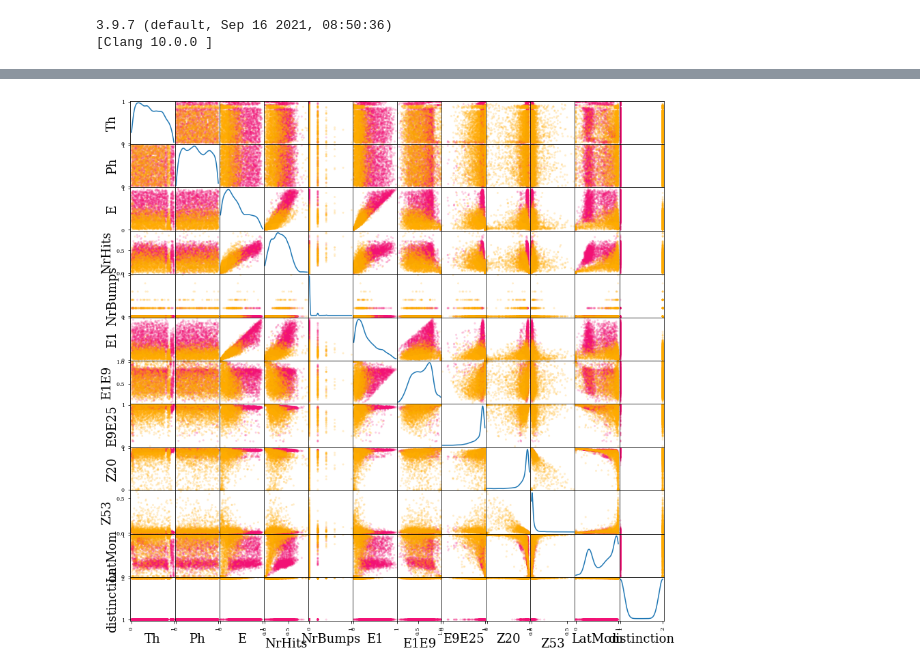
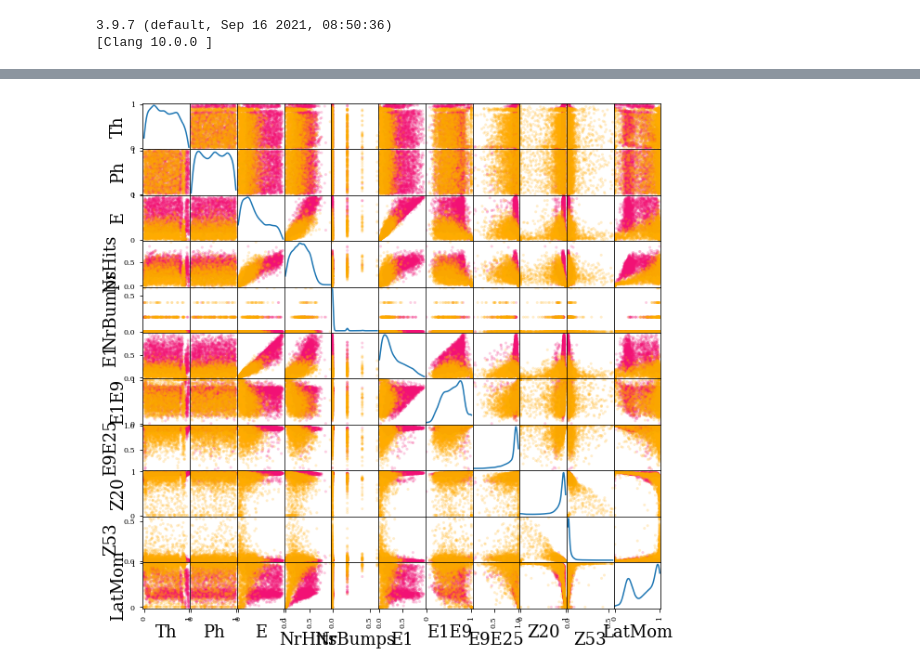
Before and after one commit to diodeamy/ComputationalMethods, a Jupyter notebook: Project 4/Matt_KMeans.ipynb, the cells around one changed output, grey strips where cells are left out. Cells and saved outputs as stored; diff of their text form; code cells hidden in the pictures.

```diff
--- a/Project 4/Matt_KMeans.ipynb
+++ b/Project 4/Matt_KMeans.ipynb
@@ -26,13 +26,19 @@ urlNeut = "https://drive.google.com/uc?export=download&id=1bY6ZPF3WLxfviYSSViuw1
 downloadNeut = requests.get(urlNeut).content
 NeutRaw = pd.read_csv(io.StringIO(downloadNeut.decode('utf-8')))
 # %%
-# Normalizing Data
+# # Making a function to normalize any given dataframe
 
-from sklearn.preprocessing import MinMaxScaler
+# from sklearn.preprocessing import MinMaxScaler
 
-scaler = MinMaxScaler()
 
-scaler.fit(GamRaw)
-scaledGam = scaler.transform(GamRaw)
-GamNormal = pd.DataFrame(scaledGam, columns=GamRaw.columns)
-GamNormal.head()
+# def scaler(dataSet):
+#     scaler = MinMaxScaler()
+#     scaler.fit(dataSet)
+#     return pd.DataFrame(scaler.transform(dataSet), columns=dataSet.columns)
+
+# GamNormal = scaler(GamRaw)
+# NeutNormal = scaler(NeutRaw)
+
+
+
+# GamNormal.head()
@@ -46,5 +44,0 @@ GamNormal.head()
-# %%
-scaler.fit(NeutRaw)
-scaledNeut = scaler.transform(NeutRaw)
-NeutNormal = pd.DataFrame(scaledNeut, columns=NeutRaw.columns)
-NeutNormal.head()
@@ -59,7 +46,7 @@ NeutNormal.head()
 # Add a distriction column to the data, to know which is gam and which is neut for later graphing
 
 GamNormal["distinction"] = 1
-NeutNormal["distinction"] = 2
+NeutNormal["distinction"] = 0
 # %%
 # Making the training data sets
 
@@ -117,0 +105,7 @@ plotFrame.head(5)
+# %%
+# Combining Neut and Gam dataframes for a single frame for plotting
+
+plotFrame = pd.concat([GamTrain, NeutTrain], ignore_index=True, axis=0)
+
+print(plotFrame.shape)
+plotFrame.head()
@@ -118,6 +120,9 @@ plotFrame.head(5)
 # %%
 colors = ['#f21175', '#ffab00']
 
-_ = pd.plotting.scatter_matrix(plotFrame, figsize=(14,14), diagonal='kde', alpha=0.2, color=[colors[x-1] for x in list(plotFrame.distinction)])
+_ = pd.plotting.scatter_matrix(plotFrame[['Th','Ph','E','NrHits','NrBumps','E1','E1E9','E9E25','Z20','Z53','LatMom']],
+                               figsize=(10,10), diagonal='kde',
+                               alpha=0.2,
+                               color=[colors[x-1] for x in list(plotFrame.distinction)])
 # %% [output]
-[figure, old version]
+[figure, new version]
```
Also changed, not shown: parts of 21 cells of this notebook.
